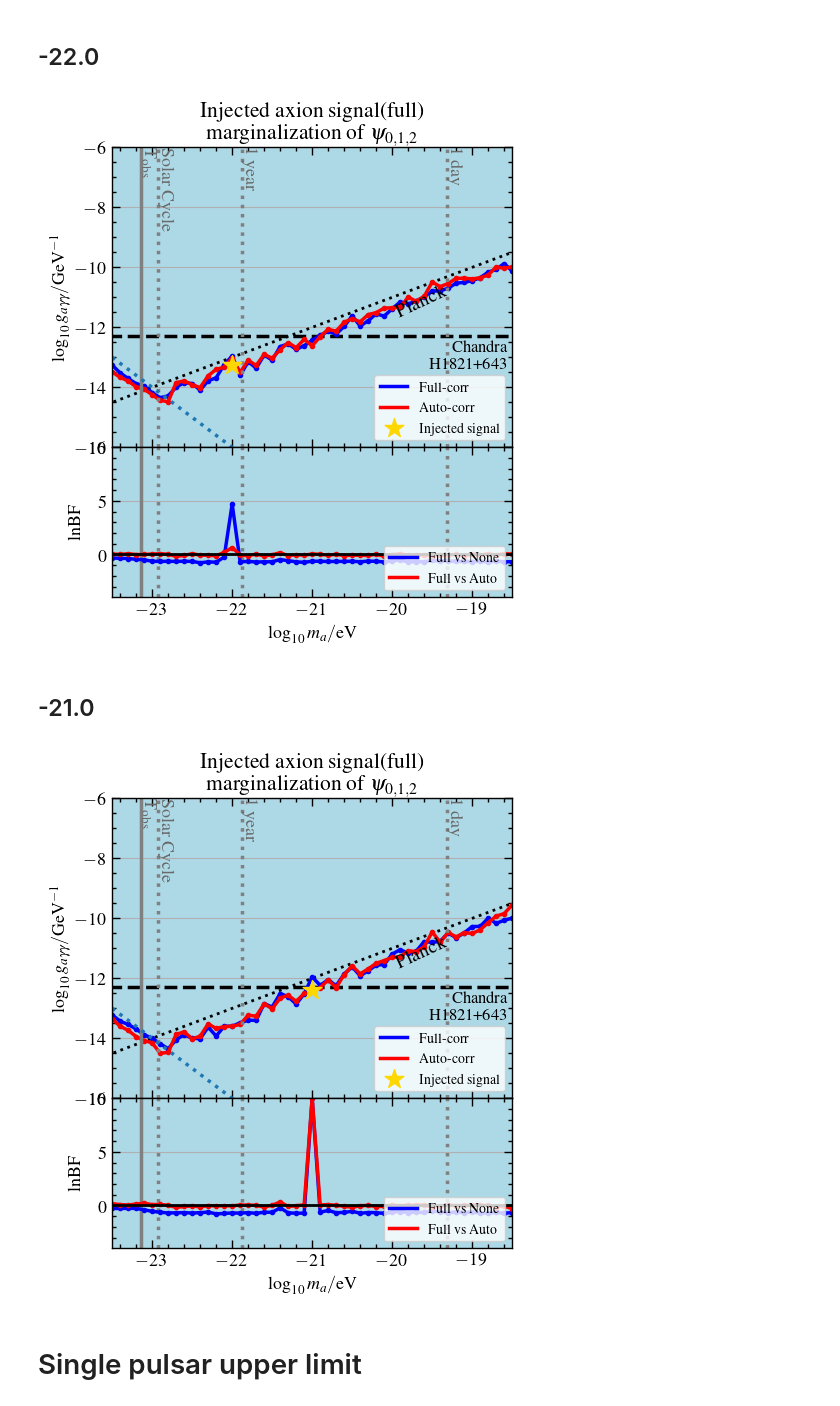
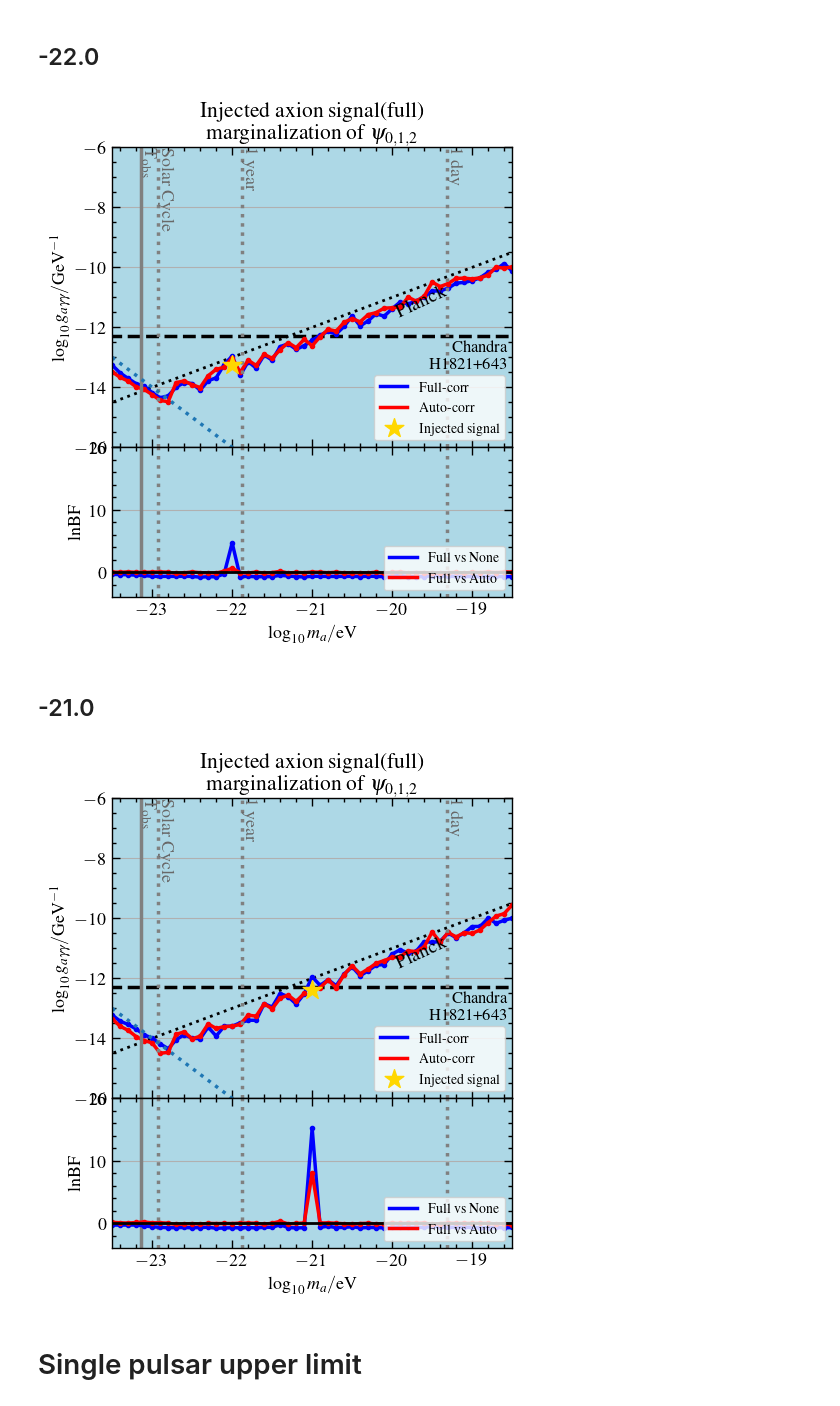
Before and after one commit to XueXiao-Physics/PPA, a Jupyter notebook: 2_Result.ipynb, the cells around one changed output. Saved outputs shown, nothing was run; the diff lists cells and outputs as text; code cells hidden in the pictures.

```diff
--- a/2_Result.ipynb
+++ b/2_Result.ipynb
@@ -138,7 +138,7 @@ def make_bf_plot(ax,l10ma,lbf_af,lbf_nf):
 
     #fig , ax = plt.subplots(figsize=(5,3))
     ymin = -4
-    ymax = 10
+    ymax = 20
     plot_timescales( ax,ymin,ymax,annotate=False)
 
     try:
@@ -615,7 +617,7 @@ make_bf_plot(axes[1],l10ma,lbf_af,lbf_nf)
 #plt.savefig("Figures/ul_bf_iono_10.pdf")
 plt.savefig("Figures/mock3.jpg")
 # %% [output]
-[figure, old version]
+[figure, new version]
 # %% [markdown]
 ## -21.0
 # %%
@@ -655,36 +657,36 @@ ul_full = np.array([-1.476, -1.784, -1.994, -2.244, -2.54 , -2.75 , -3.039, -3.3
 axes[0].scatter(-21,l10S_to_l10ga(-3.15,-21),s=200,marker="*",color="gold",zorder=4,alpha=1,label="Injected signal")
 axes[0].set_facecolor('lightblue')
 make_ul_plot(axes[0],l10ma,ul_auto,ul_full)
 axes[0].set_title("Injected axion signal(full)\n"+r"marginalization of $\psi_{0,1,2}$")
 axes[0].plot(l10ma , -13-2*(l10ma+23.5),':')
 
 
 lbf_af = np.array([ 0.169,  0.086,  0.045,  0.136,  0.21 ,  0.081,  0.095,  0.025,
        -0.177, -0.093, -0.043, -0.125, -0.006, -0.039, -0.022, -0.03 ,
         0.036,  0.041,  0.019, -0.145,  0.019,  0.324, -0.093, -0.02 ,
-        0.054,    inf,  0.048,  0.086,  0.014, -0.069, -0.169, -0.027,
+        0.054,    np.log(1.0694)+8,  0.048,  0.086,  0.014, -0.069, -0.169, -0.027,
         0.01 , -0.099, -0.07 ,  0.046, -0.021,  0.028,  0.007,  0.054,
        -0.157, -0.047,  0.038, -0.008,  0.002,  0.003,  0.011,  0.005,
        -0.109, -0.046, -0.298])
 
 
 lbf_nf = np.array([-0.27 , -0.279, -0.267, -0.271, -0.404, -0.548, -0.628, -0.697,
        -0.685, -0.663, -0.707, -0.667, -0.619, -0.782, -0.744, -0.696,
        -0.715, -0.668, -0.73 , -0.628, -0.641, -0.216, -0.685, -0.724,
-       -0.709,    inf, -0.625, -0.464, -0.676, -0.645, -0.541, -0.723,
+       -0.709,    np.log(0.4605)+16, -0.625, -0.464, -0.676, -0.645, -0.541, -0.723,
        -0.658, -0.665, -0.738, -0.637, -0.564, -0.662, -0.625, -0.654,
        -0.492, -0.618, -0.656, -0.615, -0.655, -0.623, -0.702, -0.706,
        -0.652, -0.724, -0.659])
 
 
 
 
 axes[1].set_facecolor('lightblue')
 make_bf_plot(axes[1],l10ma,lbf_af,lbf_nf)
 #plt.savefig("Figures/ul_bf_iono_10.pdf")
 plt.savefig("Figures/mock4.jpg")
 # %% [output]
-[figure, old version]
+[figure, new version]
 # %% [markdown]
 # Single pulsar upper limit
 # %%
```
Also changed, not shown: parts of 7 cells of this notebook.
